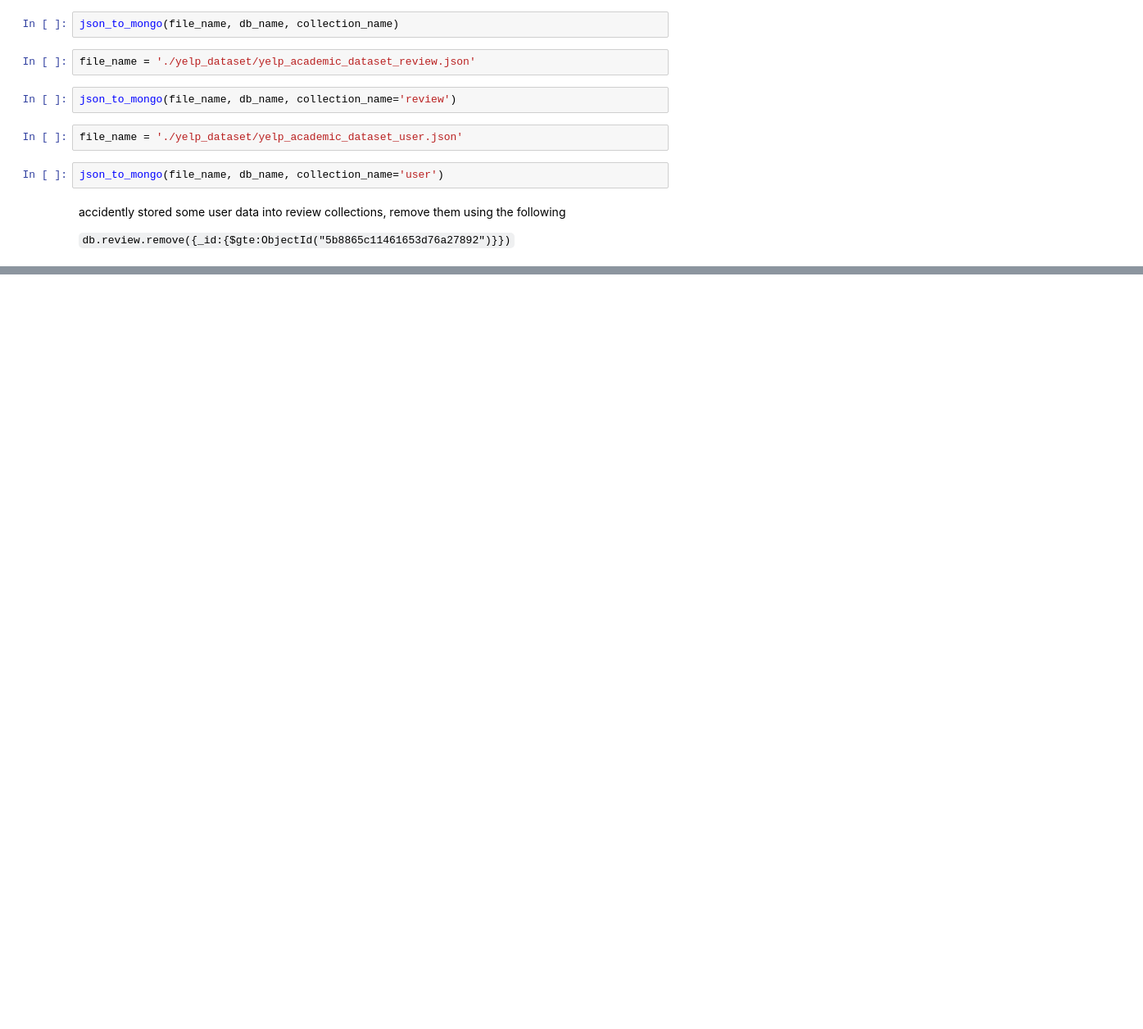
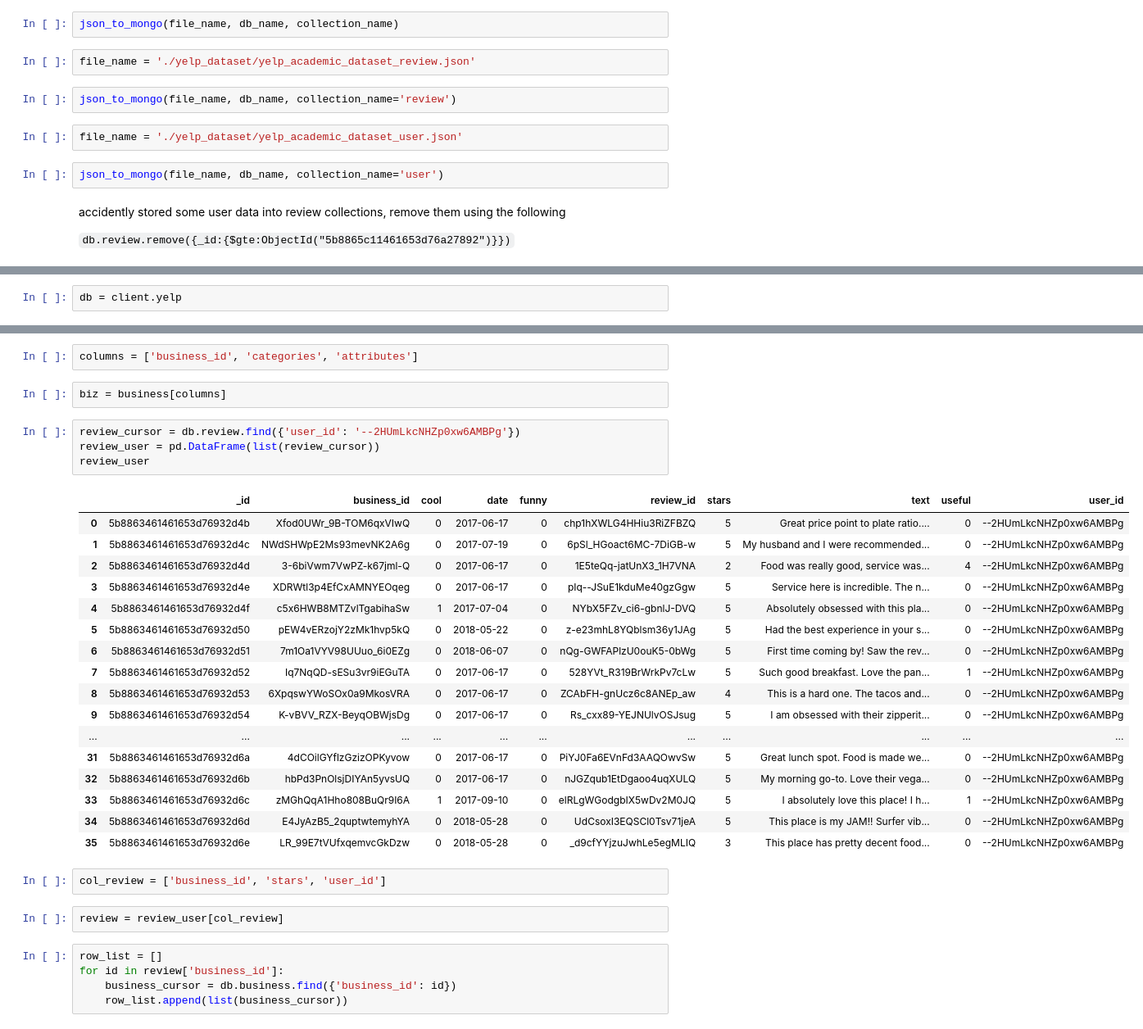
Before and after one commit to ShijunW/Galvanize-DSI-Capstone, a Jupyter notebook: MongoDB.ipynb, the cells around one changed output, grey strips where cells are left out. Shown at 82% size. Cells and saved outputs as stored; diff of their text form; blank space fills up the shorter version.

```diff
--- a/MongoDB.ipynb
+++ b/MongoDB.ipynb
@@ -88,0 +88,2 @@ accidently stored some user data into review collections, remove them using the
+# %%
+db = client.yelp
@@ -88,0 +122,35 @@ accidently stored some user data into review collections, remove them using the
+# %%
+columns = ['business_id', 'categories', 'attributes']
+# %%
+biz = business[columns]
+# %%
+review_cursor = db.review.find({'user_id': '--2HUmLkcNHZp0xw6AMBPg'})
+review_user = pd.DataFrame(list(review_cursor))
+review_user
+# %% [output]
+|  | _id | business_id | cool | date | funny | review_id | stars | text | useful | user_id |
+| 0 | 5b8863461461653d76932d4b | Xfod0UWr_9B-TOM6qxVIwQ | 0 | 2017-06-17 | 0 | chp1hXWLG4HHiu3RiZFBZQ | 5 | Great price point to plate ratio.... | 0 | --2HUmLkcNHZp0xw6AMBPg |
+| 1 | 5b8863461461653d76932d4c | NWdSHWpE2Ms93mevNK2A6g | 0 | 2017-07-19 | 0 | 6pSl_HGoact6MC-7DiGB-w | 5 | My husband and I were recommended... | 0 | --2HUmLkcNHZp0xw6AMBPg |
+| 2 | 5b8863461461653d76932d4d | 3-6biVwm7VwPZ-k67jml-Q | 0 | 2017-06-17 | 0 | 1E5teQq-jatUnX3_1H7VNA | 2 | Food was really good, service was... | 4 | --2HUmLkcNHZp0xw6AMBPg |
+| 3 | 5b8863461461653d76932d4e | XDRWtl3p4EfCxAMNYEOqeg | 0 | 2017-06-17 | 0 | pIq--JSuE1kduMe40gzGgw | 5 | Service here is incredible. The n... | 0 | --2HUmLkcNHZp0xw6AMBPg |
+| 4 | 5b8863461461653d76932d4f | c5x6HWB8MTZvlTgabihaSw | 1 | 2017-07-04 | 0 | NYbX5FZv_ci6-gbnlJ-DVQ | 5 | Absolutely obsessed with this pla... | 0 | --2HUmLkcNHZp0xw6AMBPg |
+| 5 | 5b8863461461653d76932d50 | pEW4vERzojY2zMk1hvp5kQ | 0 | 2018-05-22 | 0 | z-e23mhL8YQblsm36y1JAg | 5 | Had the best experience in your s... | 0 | --2HUmLkcNHZp0xw6AMBPg |
+| 6 | 5b8863461461653d76932d51 | 7m1Oa1VYV98UUuo_6i0EZg | 0 | 2018-06-07 | 0 | nQg-GWFAPlzU0ouK5-0bWg | 5 | First time coming by! Saw the rev... | 0 | --2HUmLkcNHZp0xw6AMBPg |
+| 7 | 5b8863461461653d76932d52 | Iq7NqQD-sESu3vr9iEGuTA | 0 | 2017-06-17 | 0 | 528YVt_R319BrWrkPv7cLw | 5 | Such good breakfast. Love the pan... | 1 | --2HUmLkcNHZp0xw6AMBPg |
+| 8 | 5b8863461461653d76932d53 | 6XpqswYWoSOx0a9MkosVRA | 0 | 2017-06-17 | 0 | ZCAbFH-gnUcz6c8ANEp_aw | 4 | This is a hard one. The tacos and... | 0 | --2HUmLkcNHZp0xw6AMBPg |
+| 9 | 5b8863461461653d76932d54 | K-vBVV_RZX-BeyqOBWjsDg | 0 | 2017-06-17 | 0 | Rs_cxx89-YEJNUlvOSJsug | 5 | I am obsessed with their zipperit... | 0 | --2HUmLkcNHZp0xw6AMBPg |
+| ... | ... | ... | ... | ... | ... | ... | ... | ... | ... | ... |
+| 31 | 5b8863461461653d76932d6a | 4dCOilGYflzGzizOPKyvow | 0 | 2017-06-17 | 0 | PiYJ0Fa6EVnFd3AAQOwvSw | 5 | Great lunch spot. Food is made we... | 0 | --2HUmLkcNHZp0xw6AMBPg |
+| 32 | 5b8863461461653d76932d6b | hbPd3PnOlsjDIYAn5yvsUQ | 0 | 2017-06-17 | 0 | nJGZqub1EtDgaoo4uqXULQ | 5 | My morning go-to. Love their vega... | 0 | --2HUmLkcNHZp0xw6AMBPg |
+| 33 | 5b8863461461653d76932d6c | zMGhQqA1Hho808BuQr9I6A | 1 | 2017-09-10 | 0 | elRLgWGodgbIX5wDv2M0JQ | 5 | I absolutely love this place! I h... | 1 | --2HUmLkcNHZp0xw6AMBPg |
+| 34 | 5b8863461461653d76932d6d | E4JyAzB5_2quptwtemyhYA | 0 | 2018-05-28 | 0 | UdCsoxI3EQSCl0Tsv71jeA | 5 | This place is my JAM!! Surfer vib... | 0 | --2HUmLkcNHZp0xw6AMBPg |
+| 35 | 5b8863461461653d76932d6e | LR_99E7tVUfxqemvcGkDzw | 0 | 2018-05-28 | 0 | _d9cfYYjzuJwhLe5egMLIQ | 3 | This place has pretty decent food... | 0 | --2HUmLkcNHZp0xw6AMBPg |
+# %%
+col_review = ['business_id', 'stars', 'user_id']
+# %%
+review = review_user[col_review]
+# %%
+row_list = []
+for id in review['business_id']:
+    business_cursor = db.business.find({'business_id': id})
+    row_list.append(list(business_cursor))
```
Also changed, not shown: parts of 20 cells of this notebook, 4 other files.
